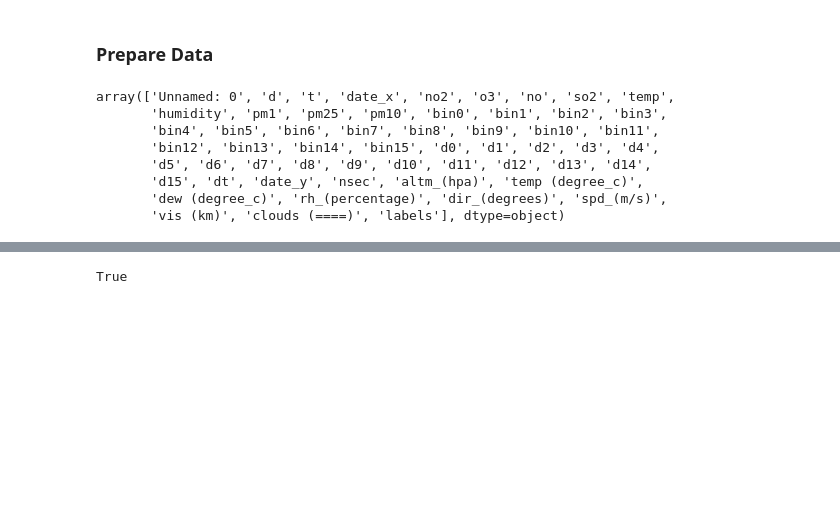
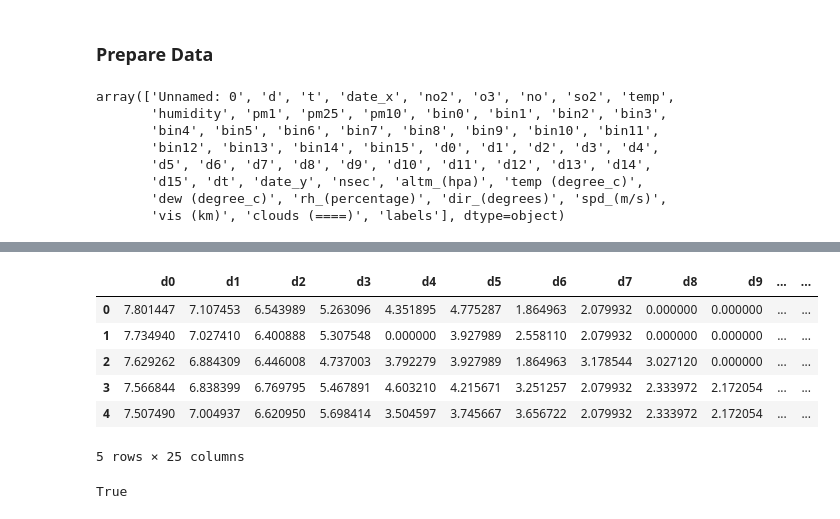
Before and after one commit to guiguiguiguigui/ml_air_quality, a Jupyter notebook: Bayes_learned.ipynb, the cells around one changed output, grey strips where cells are left out. Saved outputs shown, nothing was run; the diff lists cells and outputs as text; code cells hidden in the pictures; blank space fills up the shorter version.

```diff
--- a/Bayes_learned.ipynb
+++ b/Bayes_learned.ipynb
@@ -104,6 +121,9 @@ label.rename(columns={0: 'source0', 1: 'source1', 2:'source2',3:'source3'}, inpl
 # %%
 df_w_labels = pd.concat([df,label], axis = 1)
 df_w_labels.drop('labels',axis=1,inplace=True)
+# %%
+#df_w_labels['offset'] = pd.Series([1]*len(df_w_labels))
+df_w_labels['offset'] = np.random.normal(1, 0.01, len(df_w_labels))
 # %%
 df_w_labels.columns.values
 # %% [output]
@@ -113,2 +133,12 @@ array(['d0', 'd1', 'd2', 'd3', 'd4', 'd5', 'd6', 'd7', 'd8', 'd9', 'd10',
+# %%
+df_w_labels.head()
+# %% [output]
+|  | d0 | d1 | d2 | d3 | d4 | d5 | d6 | d7 | d8 | d9 | ... | ... |
+| 0 | 7.801447 | 7.107453 | 6.543989 | 5.263096 | 4.351895 | 4.775287 | 1.864963 | 2.079932 | 0.000000 | 0.000000 | ... | ... |
+| 1 | 7.734940 | 7.027410 | 6.400888 | 5.307548 | 0.000000 | 3.927989 | 2.558110 | 2.079932 | 0.000000 | 0.000000 | ... | ... |
+| 2 | 7.629262 | 6.884309 | 6.446008 | 4.737003 | 3.792279 | 3.927989 | 1.864963 | 3.178544 | 3.027120 | 0.000000 | ... | ... |
+| 3 | 7.566844 | 6.838399 | 6.769795 | 5.467891 | 4.603210 | 4.215671 | 3.251257 | 2.079932 | 2.333972 | 2.172054 | ... | ... |
+| 4 | 7.507490 | 7.004937 | 6.620950 | 5.698414 | 3.504597 | 3.745667 | 3.656722 | 2.079932 | 2.333972 | 2.172054 | ... | ... |
+5 rows × 25 columns
 # %%
 data = df_w_labels.to_dict(orient='records')
```
Also changed, not shown: parts of 27 cells of this notebook, 1 other file.
